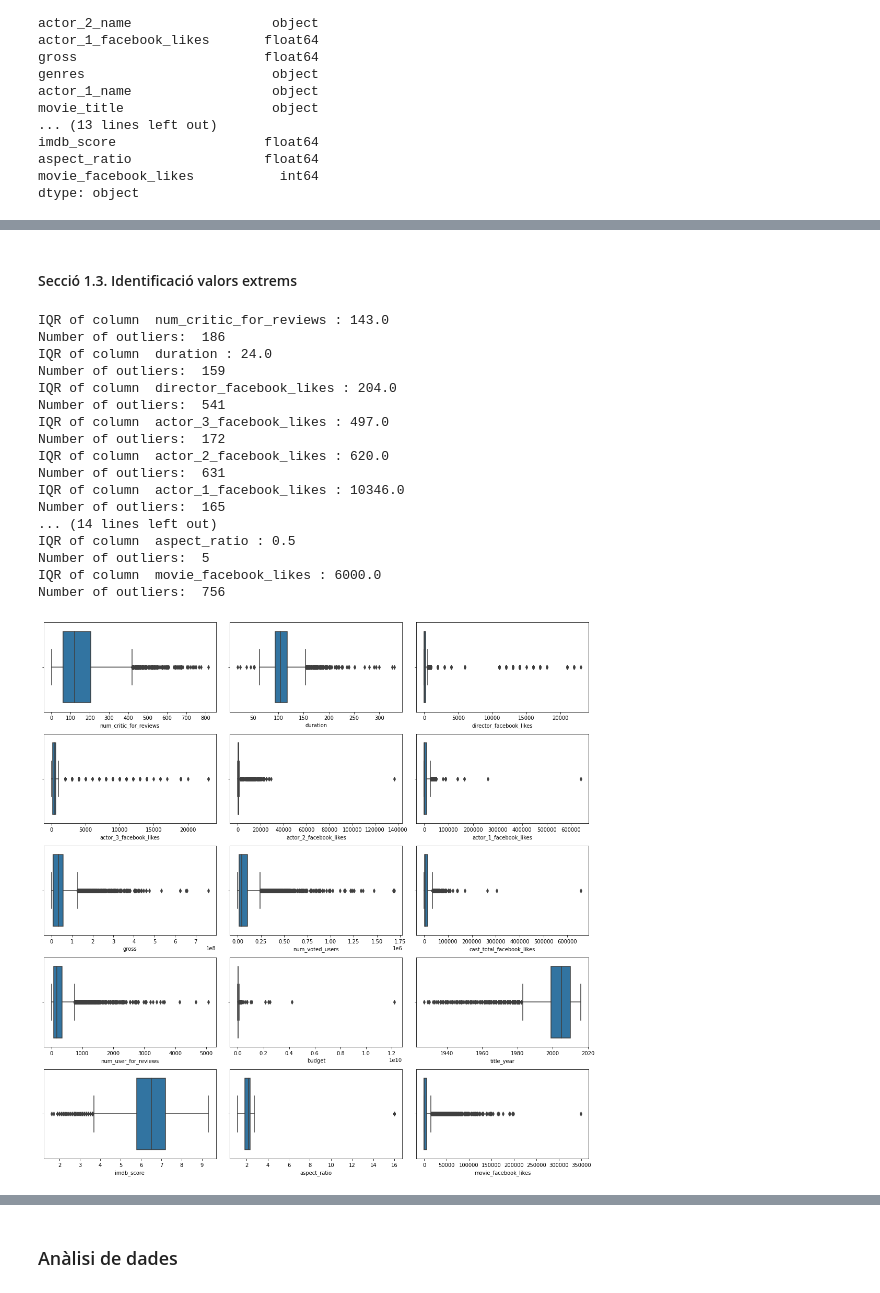
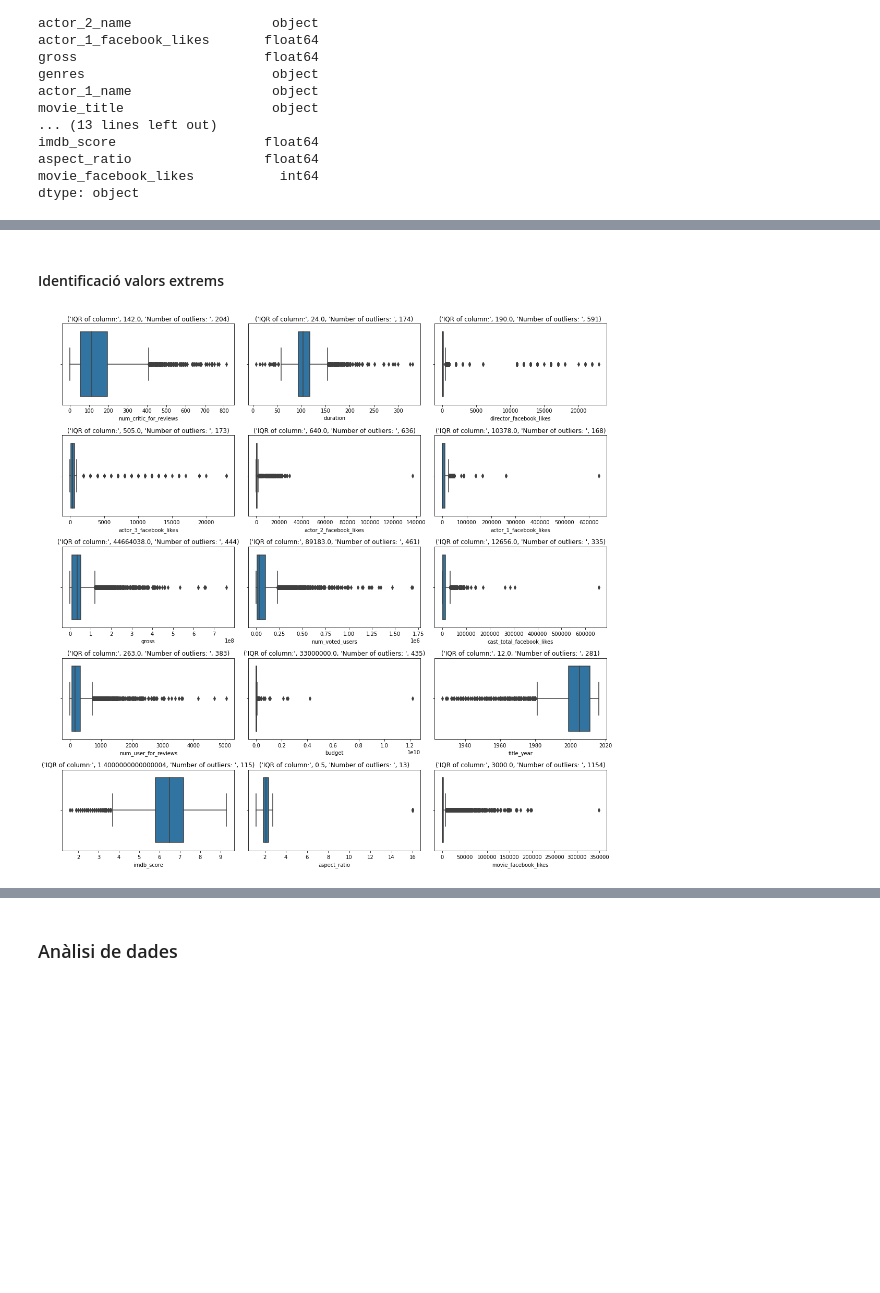
Before and after one commit to sgalan/Practica2-Neteja, a Jupyter notebook: Pràctica2-Neteja.ipynb, the cells around one changed output, grey strips where cells are left out. Saved outputs shown, nothing was run; the diff lists cells and outputs as text; code cells hidden in the pictures; blank space fills up the shorter version.

```diff
--- a/Pràctica2-Neteja.ipynb
+++ b/Pràctica2-Neteja.ipynb
@@ -26,7 +37,7 @@ from sklearn.impute import KNNImputer
 # %%
 # Load movie dataframe
 
-df = pd.read_excel('/Users/sgalan/Downloads/movie.xlsx', skiprows=[0])
+df = pd.read_excel('movie.xlsx', skiprows=[0])
 # %%
 # Overview dataframe
 
@@ -64,8 +75,8 @@ dtype: object
 # %%
-keep = ['color', 'director_name', 'num_critic_for_reviews', 'duration', 'director_facebook_likes',
+keep = ['color', 'num_critic_for_reviews', 'duration', 'director_facebook_likes',
         'actor_3_facebook_likes', 'actor_2_facebook_likes', 'actor_1_facebook_likes', 'gross', 'genres',
         'num_voted_users', 'cast_total_facebook_likes', 'num_user_for_reviews', 'language', 'country',
-        'content_rating', 'budget', 'title_year', 'imdb_score', 'aspect_ratio', 'movie_facebook_likes']
+        'budget', 'title_year', 'imdb_score', 'aspect_ratio', 'movie_facebook_likes']
 
 filtered_df = df[keep]
 # %% [markdown]
@@ -95,9 +108,9 @@ imdb_score 0
 aspect_ratio 329
 movie_facebook_likes 0
 # %%
-# remove NA from director_name, genres, language, country
+# remove NA from director_name, genres, language, country, color
 
-remove_cols = ['director_name', 'genres', 'language', 'country', 'color', 'content_rating']
+remove_cols = ['genres', 'language', 'country', 'color','title_year']
 for r in remove_cols:
     filtered_df = filtered_df[filtered_df[r].notna()]
 
@@ -161,43 +180,26 @@ movie_facebook_likes 0
 # %% [markdown]
-#### Secció 1.3. Identificació valors extrems <a class="anchor" id="secció_1_3_identificació_valors_extrems"></a>
+#### Identificació valors extrems <a class="anchor" id="identificació_valors_extrems"></a>
 # %%
 select_num = filtered_df.select_dtypes(include=['float64', 'int64'])
 colnames = list(select_num.columns)
 
 fig, axes = plt.subplots(nrows = int(np.shape(select_num)[1]/3), ncols = 3, figsize=(15,15))
 y = 0
 for name in colnames:
     i, j = divmod(y, 3)
     sns.boxplot(x=filtered_df[name], ax=axes[i, j])
     Q1 = filtered_df[name].quantile(0.25)
     Q3 = filtered_df[name].quantile(0.75)
     IQR = Q3 - Q1
-    print('IQR of column ', name,':', IQR)
+
     outliers_lower = filtered_df[name] < (Q1 - 1.5 * IQR)
     outlier_higher = filtered_df[name] > (Q3 + 1.5 * IQR)
-    print('Number of outliers: ',sum(outliers_lower) + sum(outlier_higher))
-    #print(sum(outliers))
+    title = 'IQR of column:', IQR, 'Number of outliers: ',sum(outliers_lower) + sum(outlier_higher)
+    axes[i,j].set_title(title)
+
     y = y + 1
-
 
 plt.tight_layout()
 plt.show()
 # %% [output]
-IQR of column  num_critic_for_reviews : 143.0
-Number of outliers:  186
-IQR of column  duration : 24.0
-Number of outliers:  159
-IQR of column  director_facebook_likes : 204.0
-Number of outliers:  541
-IQR of column  actor_3_facebook_likes : 497.0
-Number of outliers:  172
-IQR of column  actor_2_facebook_likes : 620.0
-Number of outliers:  631
-IQR of column  actor_1_facebook_likes : 10346.0
-Number of outliers:  165
-... (14 lines left out)
-IQR of column  aspect_ratio : 0.5
-Number of outliers:  5
-IQR of column  movie_facebook_likes : 6000.0
-Number of outliers:  756
-[figure, old version]
+[figure, new version]
```
Also changed, not shown: parts of 43 cells of this notebook, 1 other file.
